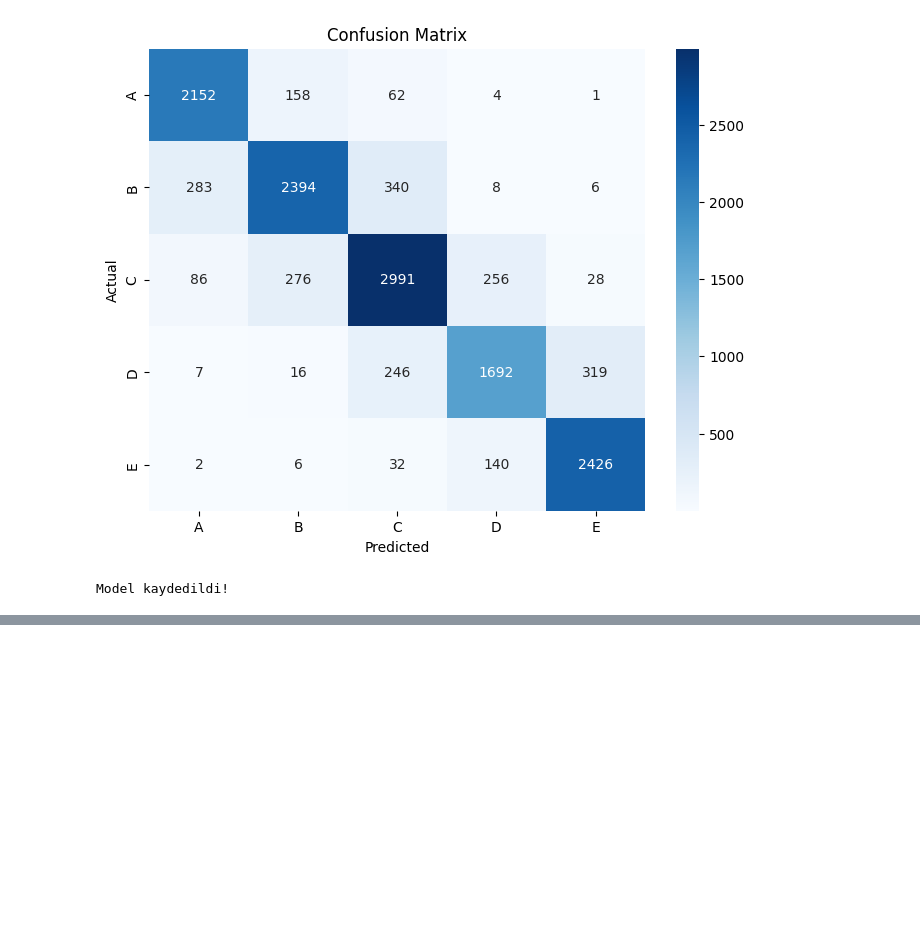
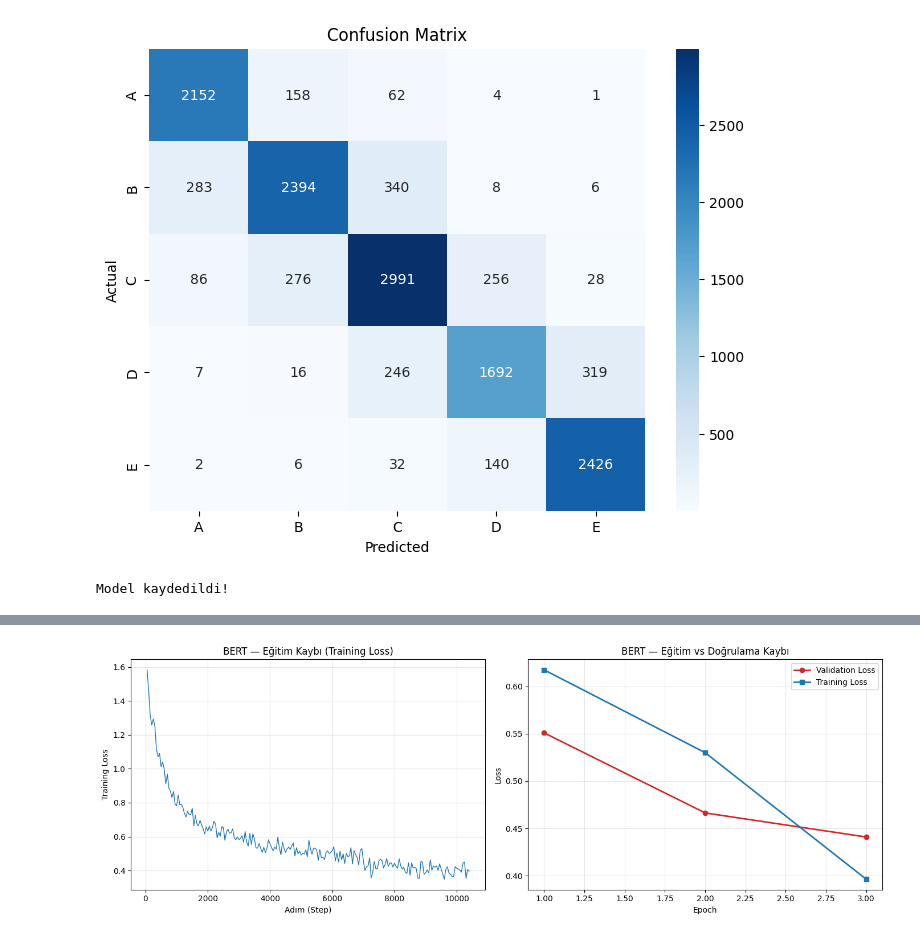
Before and after one commit to oguzhanerbil/food-health-predictor, a Jupyter notebook: prediction/bert/bert_colab.ipynb, the cells around one changed output, grey strips where cells are left out. Drawn from its saved outputs; the diff is of its cells as text; code cells hidden in the pictures; blank space fills up the shorter version.

```diff
--- a/prediction/bert/bert_colab.ipynb
+++ b/prediction/bert/bert_colab.ipynb
@@ -189,0 +288,44 @@ Model kaydedildi!
+# %%
+# ── Eğitim/Doğrulama Loss Grafiği ──
+import json
+import matplotlib.pyplot as plt
+
+with open(DRIVE_PATH + 'training_history.json', 'r') as f:
+    history = json.load(f)
+
+# Epoch bazlı eval loss
+epochs_eval = [h['epoch'] for h in history if 'eval_loss' in h]
+eval_loss   = [h['eval_loss'] for h in history if 'eval_loss' in h]
+
+# Step bazlı train loss
+steps_train = [h['step'] for h in history if 'loss' in h]
+train_loss  = [h['loss'] for h in history if 'loss' in h]
+
+fig, axes = plt.subplots(1, 2, figsize=(14, 5))
+
+# Sol: adım bazlı training loss
+axes[0].plot(steps_train, train_loss, color='tab:blue', linewidth=1)
+axes[0].set_xlabel('Adım (Step)')
+axes[0].set_ylabel('Training Loss')
+axes[0].set_title('BERT — Eğitim Kaybı (Training Loss)')
+axes[0].grid(alpha=0.3)
+
+# Sağ: epoch bazlı train vs validation loss
+epoch_train_loss = [history[i]['loss'] for i in range(len(history))
+                    if 'loss' in history[i]]
+axes[1].plot(epochs_eval, eval_loss, 'o-', color='tab:red',
+             label='Validation Loss', linewidth=2)
+# Her epoch sonundaki train loss yaklaşık değerleri
+train_per_epoch = [0.617428, 0.529967, 0.396305]
+axes[1].plot(epochs_eval, train_per_epoch, 's-', color='tab:blue',
+             label='Training Loss', linewidth=2)
+axes[1].set_xlabel('Epoch')
+axes[1].set_ylabel('Loss')
+axes[1].set_title('BERT — Eğitim vs Doğrulama Kaybı')
+axes[1].legend()
+axes[1].grid(alpha=0.3)
+
+plt.tight_layout()
+plt.show()
+# %% [output]
+[figure, added]
```
Also changed, not shown: parts of 6 cells of this notebook.
